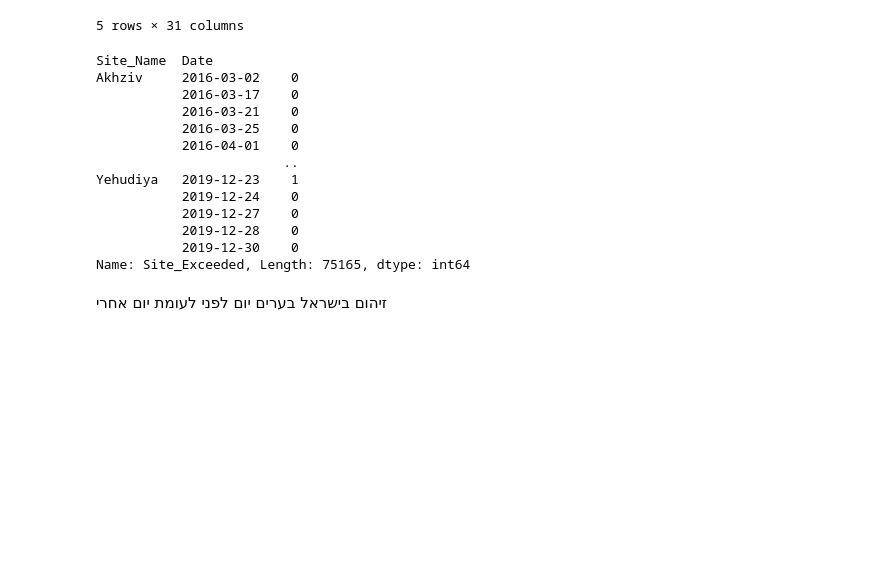
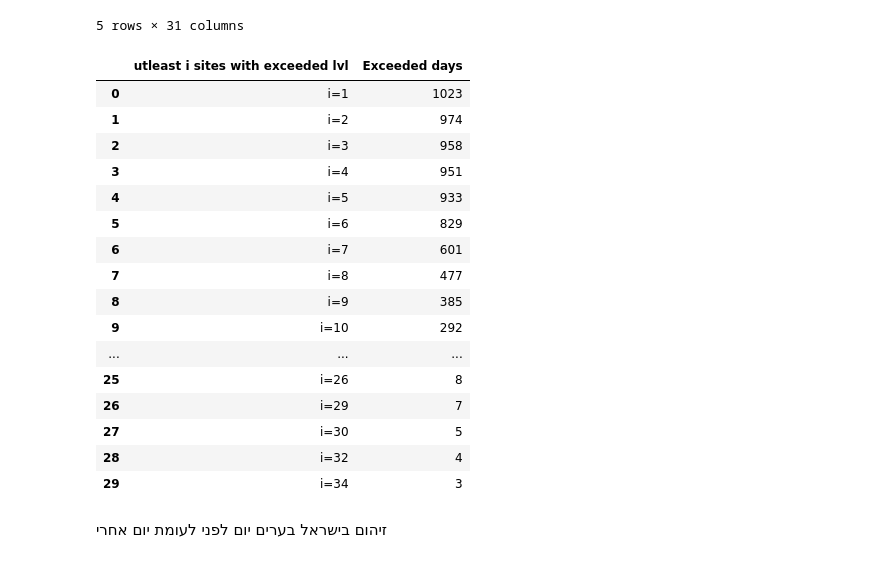
Before and after one commit to LiavCohn/nature-reserves-paper, a Jupyter notebook: Statistics-SitePollution-WhenDayBeforeIsRegular.ipynb, the cells around one changed output. Drawn from its saved outputs; the diff is of its cells as text; code cells hidden in the pictures; blank space fills up the shorter version.

```diff
--- a/Statistics-SitePollution-WhenDayBeforeIsRegular.ipynb
+++ b/Statistics-SitePollution-WhenDayBeforeIsRegular.ipynb
@@ -21,25 +21,39 @@ df.head()
 # %%
 tmp_df = df[['Date','Site_Name','Israelis_Count','Site_Exceeded']]
 tmp_df
-# %%
-totalDays = len(tmp_df.pivot_table(index='Date'))
-totalDaysExceeded = tmp_df.pivot_table(index=['Date','Site_Name']).Site_Exceeded.sum()
-
-tmp_df.pivot_table(index=['Site_Name','Date']).Site_Exceeded
-# %% [output]
-Site_Name  Date
-Akhziv     2016-03-02    0
-           2016-03-17    0
-           2016-03-21    0
-           2016-03-25    0
-           2016-04-01    0
-                        ..
-Yehudiya   2019-12-23    1
-           2019-12-24    0
-           2019-12-27    0
-           2019-12-28    0
-           2019-12-30    0
-Name: Site_Exceeded, Length: 75165, dtype: int64
+# %%
+i=1
+prev = 0
+tmp = pd.DataFrame()
+while((tmp_df.drop('Israelis_Count',axis=1).groupby('Date').sum()>=i).sum().values[0]>0):
+    if( (tmp_df.drop('Israelis_Count',axis=1).groupby('Date').sum()>=i).sum().values[0] == prev):
+        i += 1
+        continue
+    prev = (tmp_df.drop('Israelis_Count',axis=1).groupby('Date').sum()>=i).sum().values[0]
+
+    d = {'utleast i sites with exceeded lvl': 'i=' + str(i),'Exceeded days':(tmp_df.drop('Israelis_Count',axis=1).groupby('Date').sum()>=i).sum().values[0]}
+    tmp = tmp.append(d,ignore_index=True)
+clear_output(wait=True)
+
+tmp
+# %% [output]
+|  | utleast i sites with exceeded lvl | Exceeded days |
+| 0 | i=1 | 1023 |
+| 1 | i=2 | 974 |
+| 2 | i=3 | 958 |
+| 3 | i=4 | 951 |
+| 4 | i=5 | 933 |
+| 5 | i=6 | 829 |
+| 6 | i=7 | 601 |
+| 7 | i=8 | 477 |
+| 8 | i=9 | 385 |
+| 9 | i=10 | 292 |
+| ... | ... | ... |
+| 25 | i=26 | 8 |
+| 26 | i=29 | 7 |
+| 27 | i=30 | 5 |
+| 28 | i=32 | 4 |
+| 29 | i=34 | 3 |
 # %% [markdown]
 זיהום בישראל בערים יום לפני לעומת יום אחרי
 # %%
```
Also changed, not shown: 1 other file.
